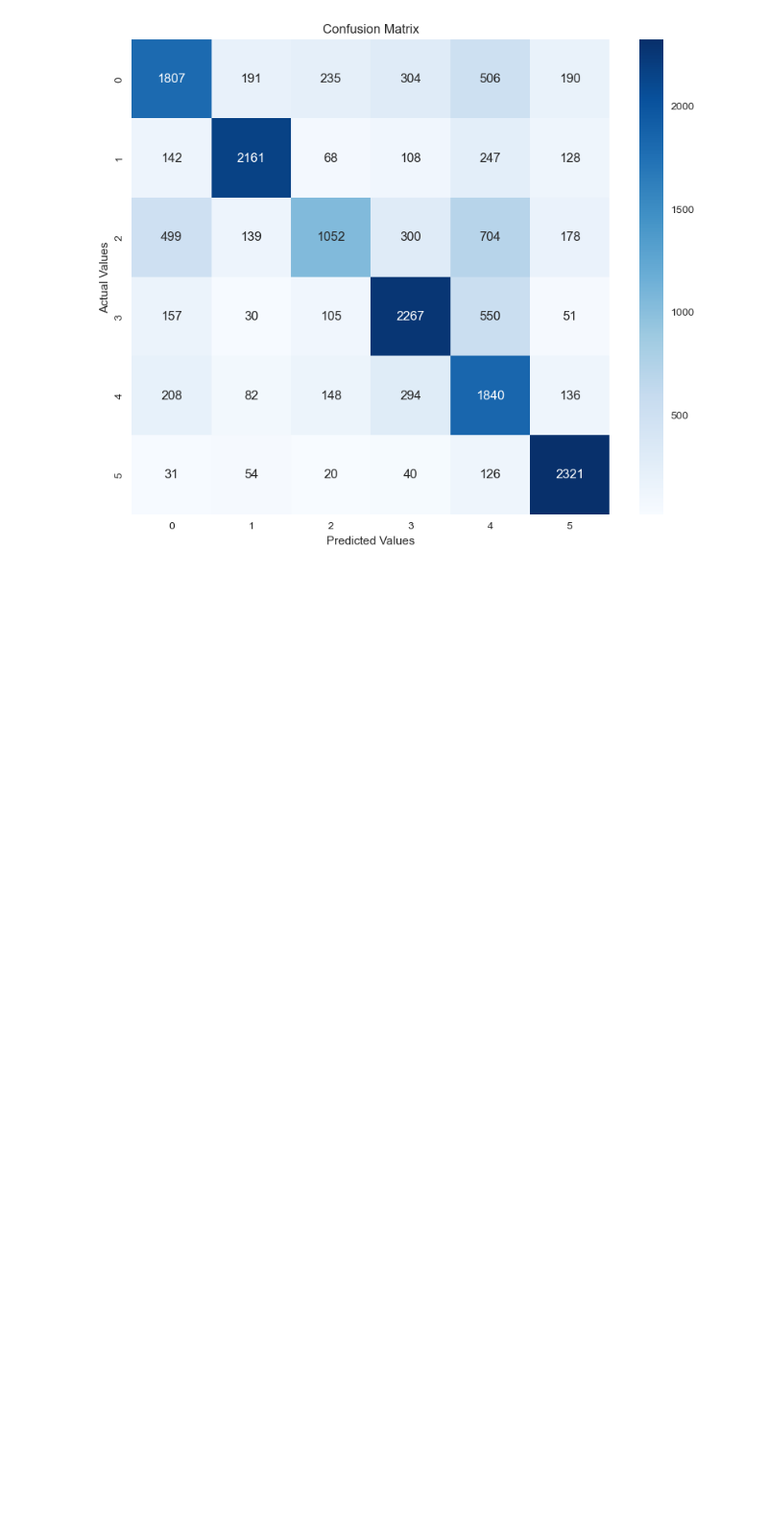
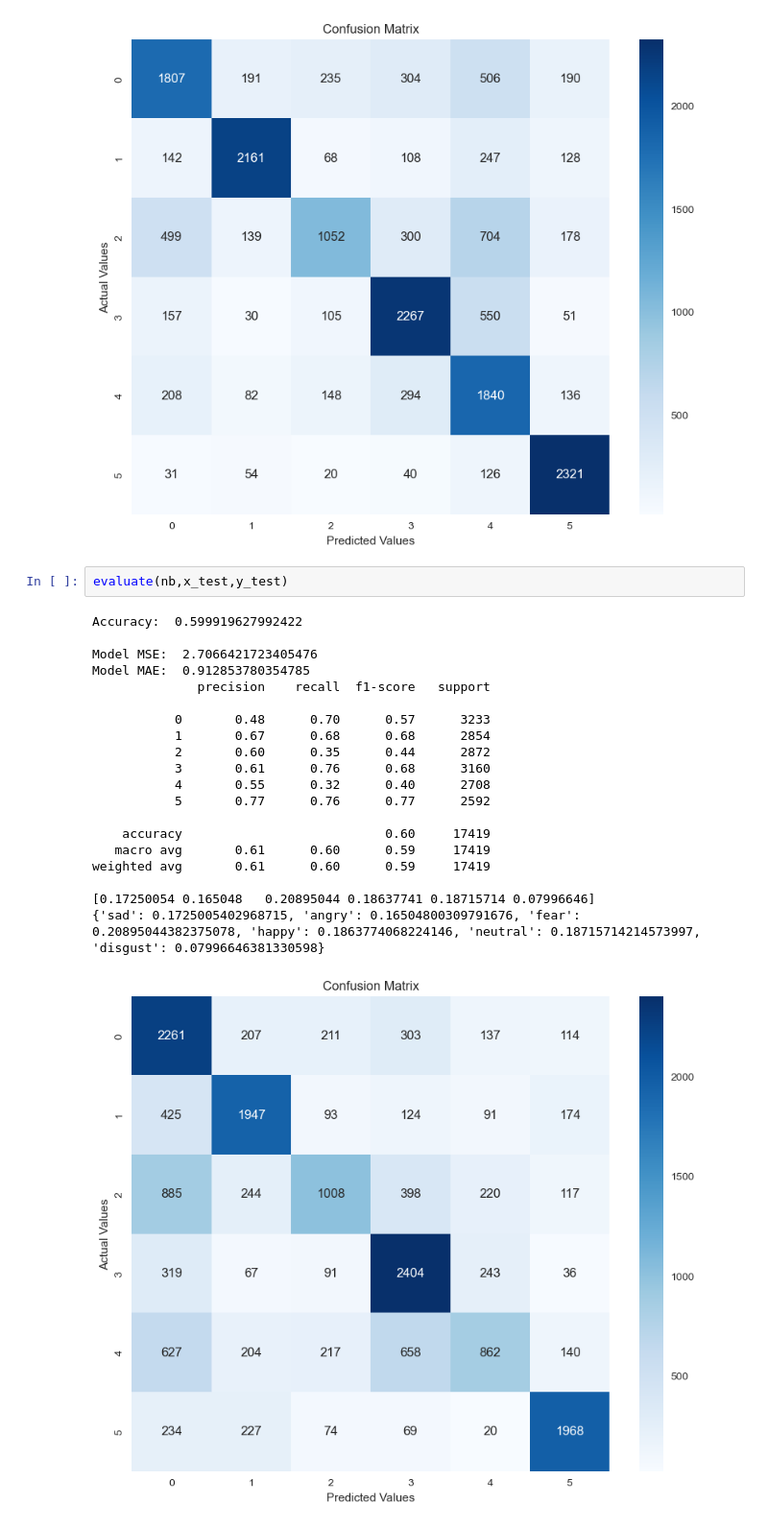
Before and after one commit to shyamron/Emotion-Recognition-from-text, a Jupyter notebook: evaluating.ipynb, the cells around one changed output. Shown at 96% size. Cells and saved outputs as stored; diff of their text form; blank space fills up the shorter version.

```diff
--- a/evaluating.ipynb
+++ b/evaluating.ipynb
@@ -180,3 +169,26 @@ weighted avg       0.67      0.66      0.65     17419
 [0.3325  0.52    0.11125 0.      0.02625 0.01   ]
 {'sad': 0.3325, 'angry': 0.52, 'fear': 0.11125, 'happy': 0.0, 'neutral': 0.02625, 'disgust': 0.01}
 [figure]
+# %%
+evaluate(nb,x_test,y_test)
+# %% [output]
+Accuracy:  0.599919627992422
+
+Model MSE:  2.7066421723405476
+Model MAE:  0.912853780354785
+              precision    recall  f1-score   support
+
+           0       0.48      0.70      0.57      3233
+           1       0.67      0.68      0.68      2854
+           2       0.60      0.35      0.44      2872
+           3       0.61      0.76      0.68      3160
+           4       0.55      0.32      0.40      2708
+           5       0.77      0.76      0.77      2592
+
+    accuracy                           0.60     17419
+   macro avg       0.61      0.60      0.59     17419
+weighted avg       0.61      0.60      0.59     17419
+
+[0.17250054 0.165048   0.20895044 0.18637741 0.18715714 0.07996646]
+{'sad': 0.1725005402968715, 'angry': 0.16504800309791676, 'fear': 0.20895044382375078, 'happy': 0.1863774068224146, 'neutral': 0.18715714214573997, 'disgust': 0.07996646381330598}
+[figure, added]
```
Also changed, not shown: parts of 9 cells of this notebook, 2 other files.
